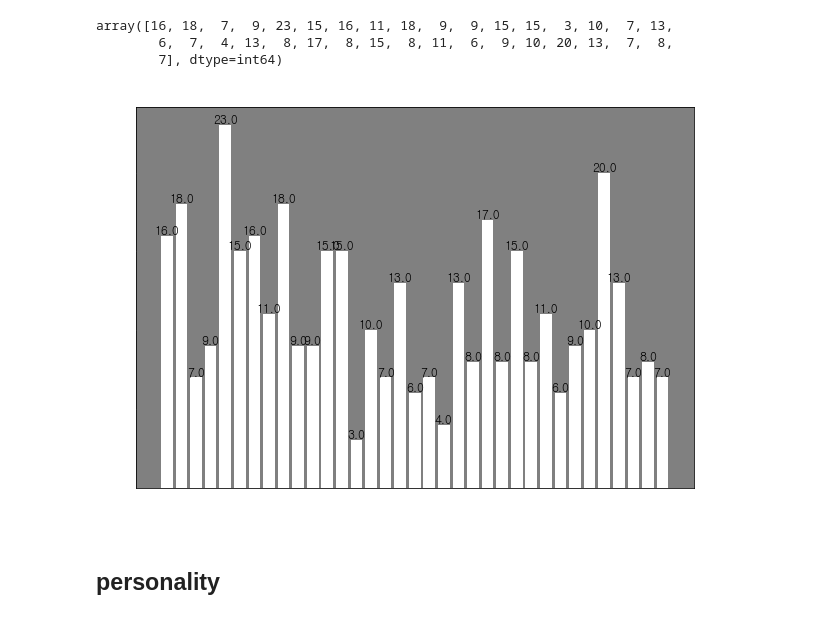
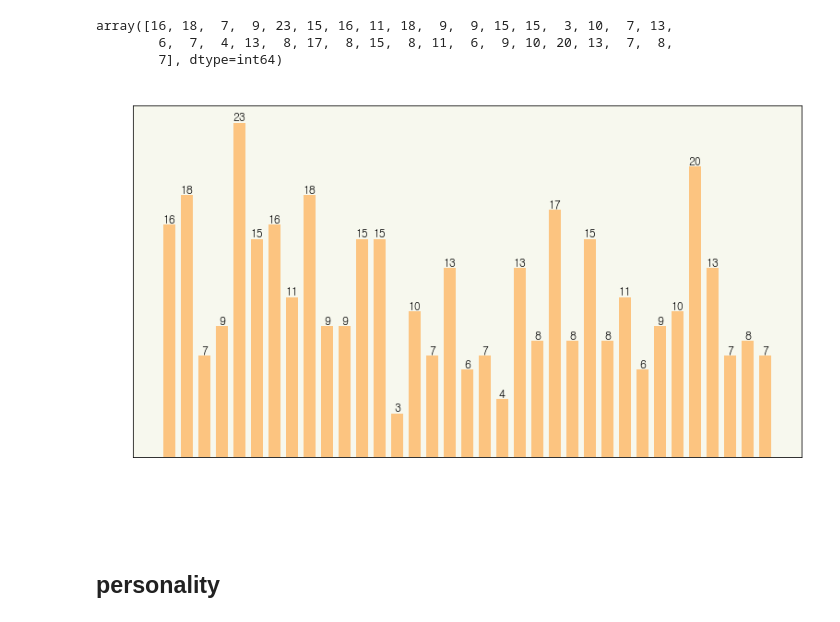
Before and after one commit to 200oki/200ok, a Jupyter notebook: da/da.ipynb, the cells around one changed output. Cells and saved outputs as stored; diff of their text form; code cells hidden in the pictures.

Commit message:
modify: add style species chart

```diff
--- a/da/da.ipynb
+++ b/da/da.ipynb
@@ -54,20 +54,20 @@ array([16, 18,  7,  9, 23, 15, 16, 11, 18,  9,  9, 15, 15,  3, 10,  7, 13,
         7], dtype=int64)
 # %%
 # 성격
-fig0, ax0 = plt.subplots(figsize=(10, 7))
+fig0, ax0 = plt.subplots(figsize=(13, 7))
 plt.title('성격').set_color('white')
 plt.xlabel('personality').set_color('white')
 plt.ylabel('personality_counts').set_color('white')
-ax0.tick_params(axis='x', colors="white")
+ax0.tick_params(axis='x', colors="white", rotation=40, length=20)
 ax0.tick_params(axis='y', colors="white")
-ax0.set_facecolor('grey')
-bar0 = ax0.bar(species['species'], species['species_counts'], color='white')
+ax0.set_facecolor('#F7F8EE')
+bar0 = ax0.bar(species['species'], species['species_counts'], color='#FCC480', width=0.7)
 
 for rect in bar0:
     height = rect.get_height()
-    plt.text(rect.get_x() + rect.get_width()/2.0, height, '%.1f' % height, ha='center', va='bottom', size = 12)
+    plt.text(rect.get_x() + rect.get_width()/2.0, height, '%.f' % height, ha='center', va='bottom', size = 10)
 # %% [output]
-[figure, old version]
+[figure, new version]
 # %% [markdown]
 ## personality
 # %%
```
